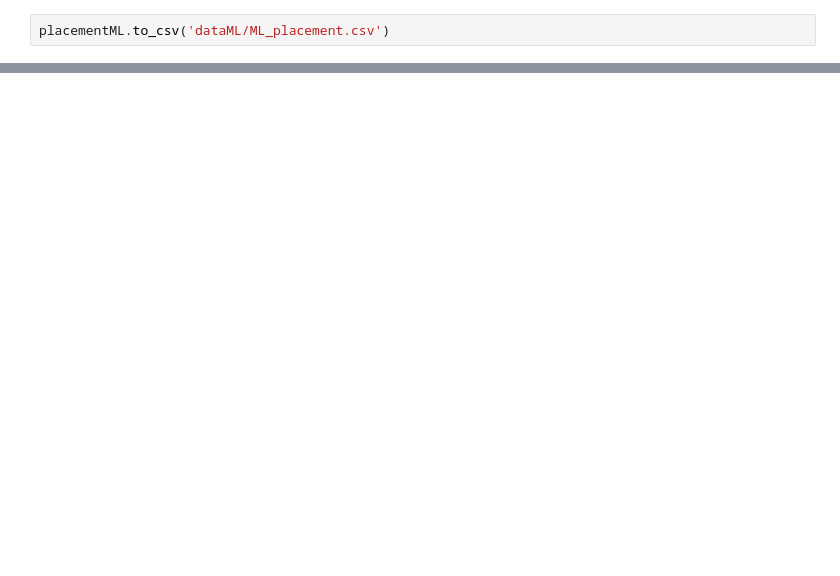
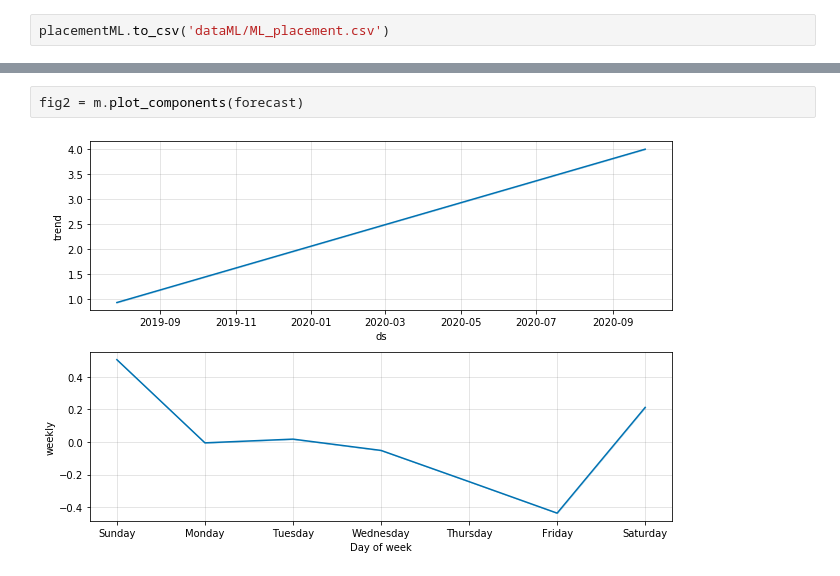
Before and after one commit to JuliaSokolova/amazon_-eCommerce_optimization, a Jupyter notebook: Placement EDA.ipynb, the cells around one changed output, grey strips where cells are left out. Cells and saved outputs as stored; diff of their text form; blank space fills up the shorter version.

```diff
--- a/Placement EDA.ipynb
+++ b/Placement EDA.ipynb
@@ -114,0 +449,4 @@ placementML.to_csv('dataML/ML_placement.csv')
+# %%
+fig2 = m.plot_components(forecast)
+# %% [output]
+[figure, added]
```
Also changed, not shown: parts of 60 cells of this notebook.
